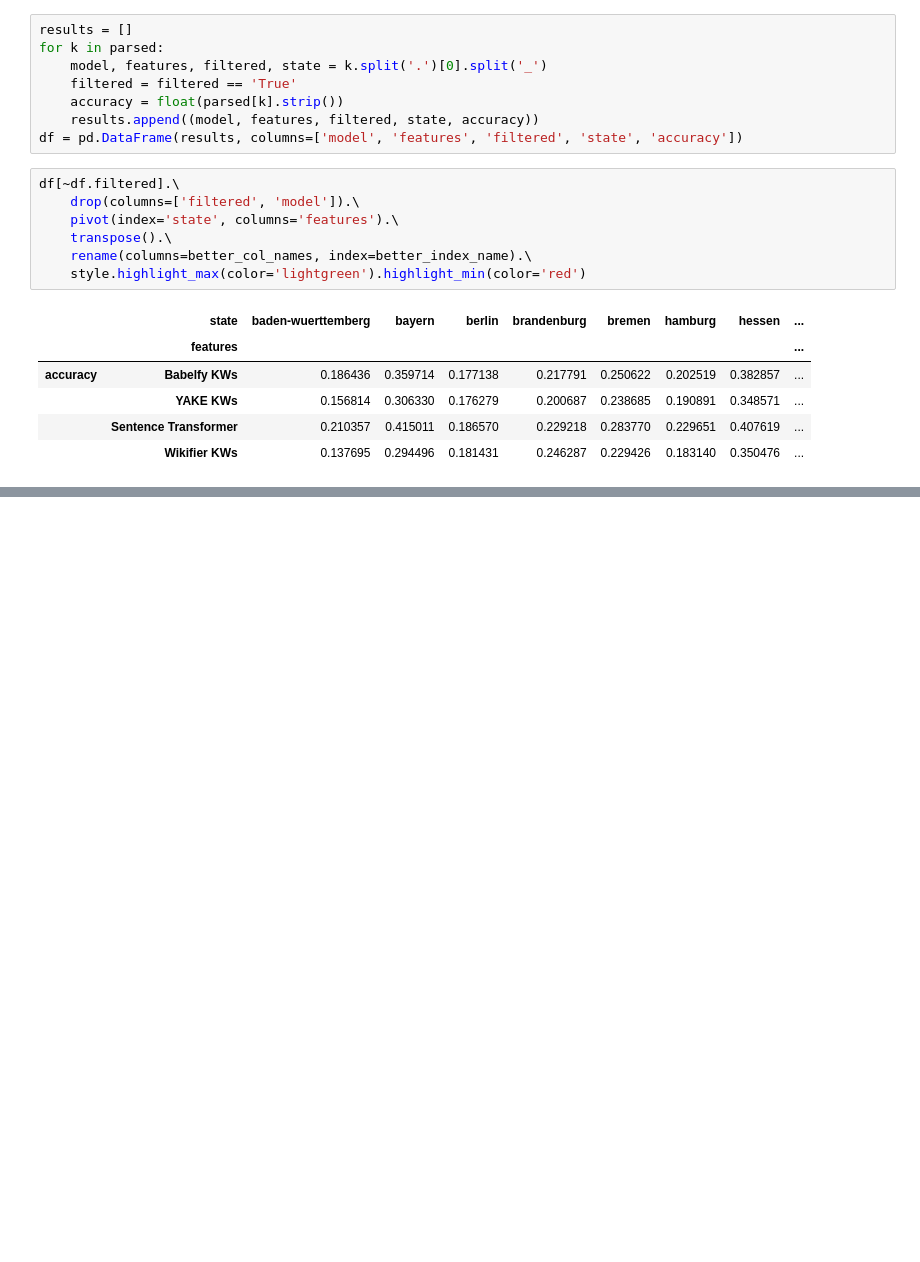
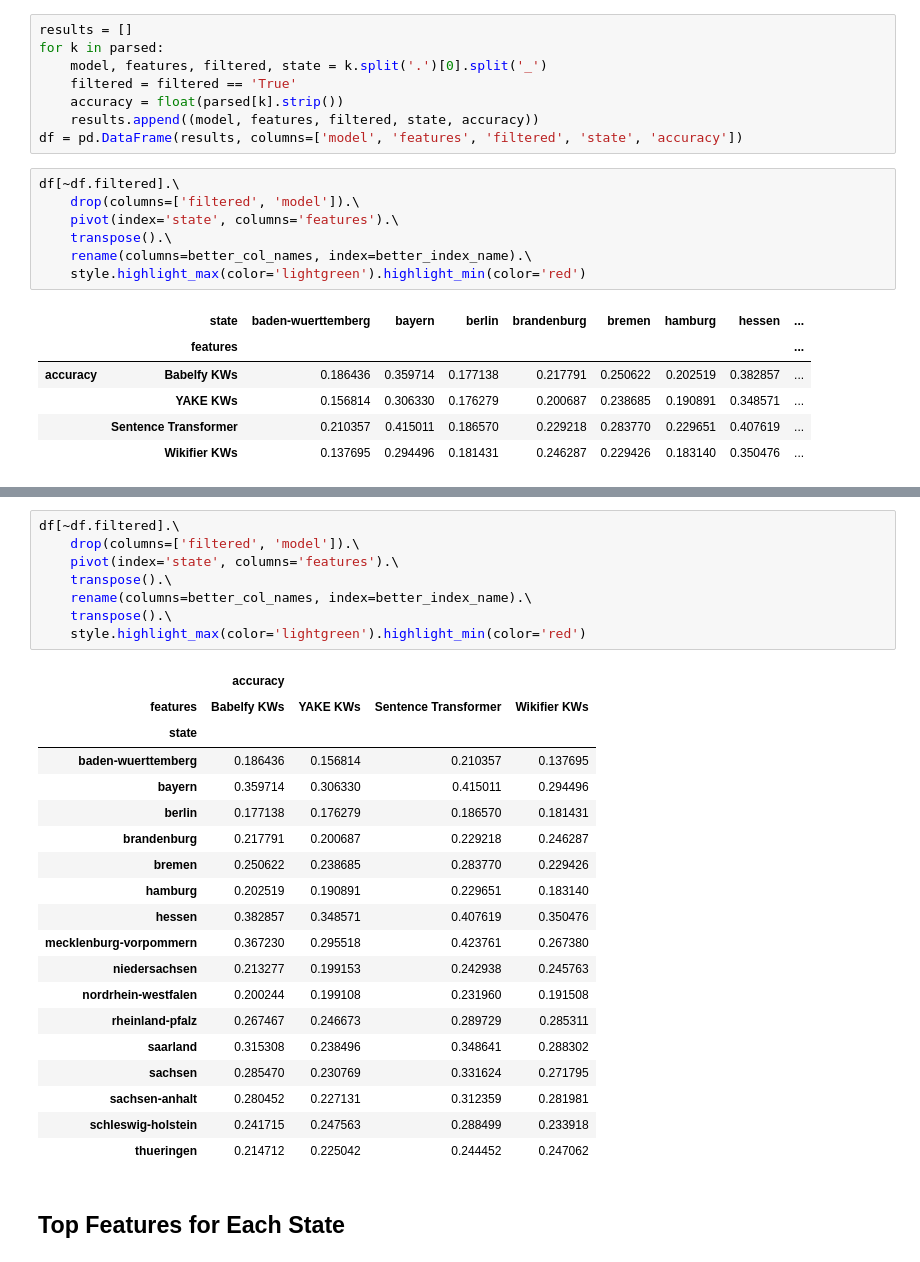
Before and after one commit to rxvl-d/curri, a Jupyter notebook: notebooks/make-reports.ipynb, the cells around one changed output, grey strips where cells are left out. Saved outputs shown, nothing was run; the diff lists cells and outputs as text; blank space fills up the shorter version.

```diff
--- a/notebooks/make-reports.ipynb
+++ b/notebooks/make-reports.ipynb
@@ -106,0 +118,30 @@ df[~df.filtered].\
+# %%
+df[~df.filtered].\
+    drop(columns=['filtered', 'model']).\
+    pivot(index='state', columns='features').\
+    transpose().\
+    rename(columns=better_col_names, index=better_index_name).\
+    transpose().\
+    style.highlight_max(color='lightgreen').highlight_min(color='red')
+# %% [output]
+|  | accuracy |  |  |  |
+| features | Babelfy KWs | YAKE KWs | Sentence Transformer | Wikifier KWs |
+| state |  |  |  |  |
+| baden-wuerttemberg | 0.186436 | 0.156814 | 0.210357 | 0.137695 |
+| bayern | 0.359714 | 0.306330 | 0.415011 | 0.294496 |
+| berlin | 0.177138 | 0.176279 | 0.186570 | 0.181431 |
+| brandenburg | 0.217791 | 0.200687 | 0.229218 | 0.246287 |
+| bremen | 0.250622 | 0.238685 | 0.283770 | 0.229426 |
+| hamburg | 0.202519 | 0.190891 | 0.229651 | 0.183140 |
+| hessen | 0.382857 | 0.348571 | 0.407619 | 0.350476 |
+| mecklenburg-vorpommern | 0.367230 | 0.295518 | 0.423761 | 0.267380 |
+| niedersachsen | 0.213277 | 0.199153 | 0.242938 | 0.245763 |
+| nordrhein-westfalen | 0.200244 | 0.199108 | 0.231960 | 0.191508 |
+| rheinland-pfalz | 0.267467 | 0.246673 | 0.289729 | 0.285311 |
+| saarland | 0.315308 | 0.238496 | 0.348641 | 0.288302 |
+| sachsen | 0.285470 | 0.230769 | 0.331624 | 0.271795 |
+| sachsen-anhalt | 0.280452 | 0.227131 | 0.312359 | 0.281981 |
+| schleswig-holstein | 0.241715 | 0.247563 | 0.288499 | 0.233918 |
+| thueringen | 0.214712 | 0.225042 | 0.244452 | 0.247062 |
+# %% [markdown]
+## Top Features for Each State
```
Also changed, not shown: parts of 7 cells of this notebook, 7 other files.
